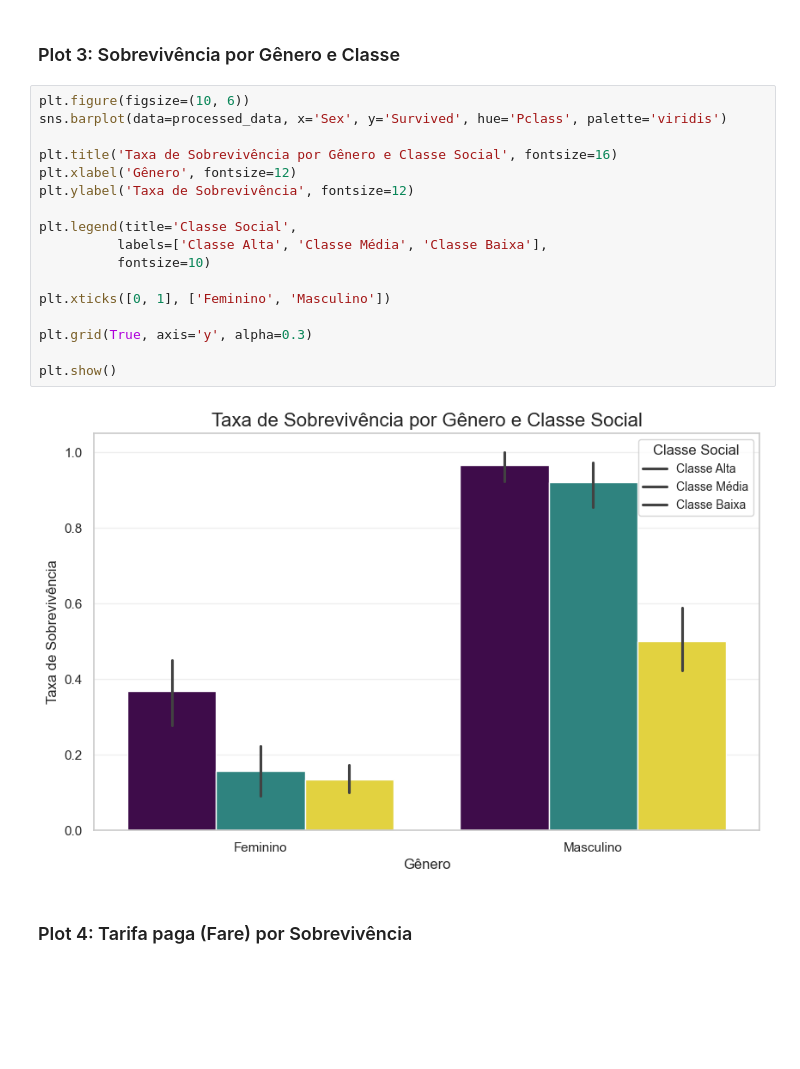
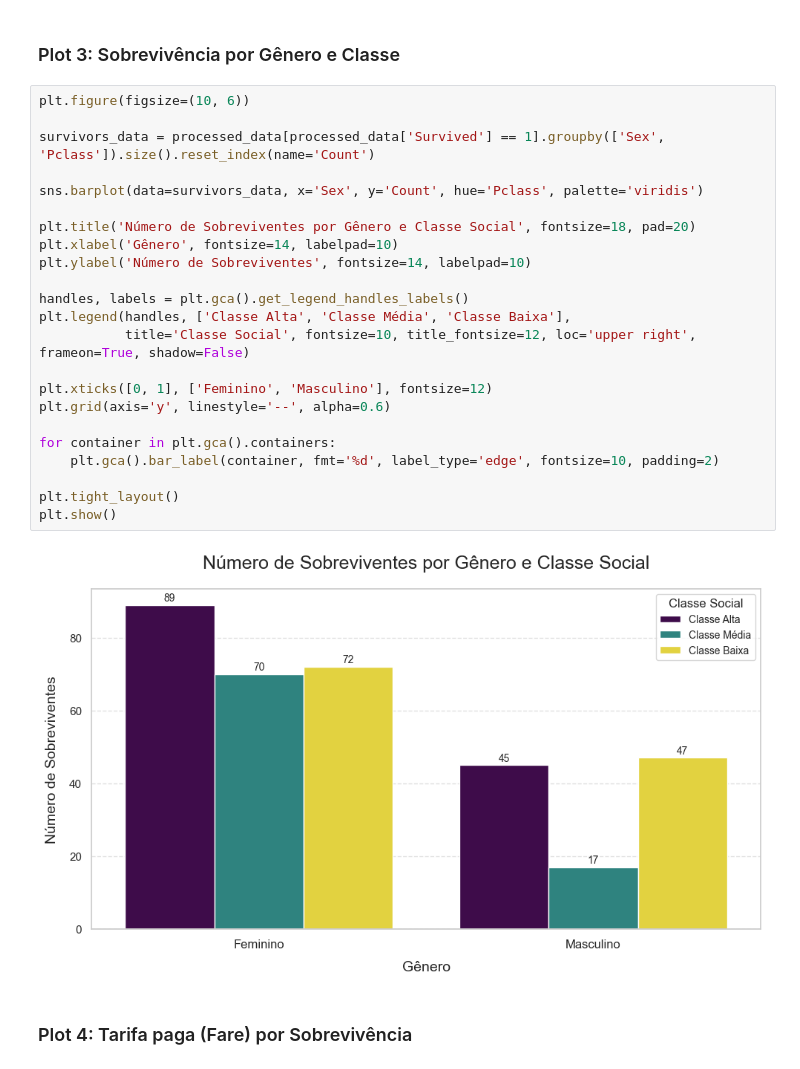
Before and after one commit to brenonevs/facprj-titanic, a Jupyter notebook: src/main.ipynb, the cells around one changed output. Drawn from its saved outputs; the diff is of its cells as text; blank space fills up the shorter version.

```diff
--- a/src/main.ipynb
+++ b/src/main.ipynb
@@ -332,23 +329,29 @@ plt.show()
 ### Plot 3: Sobrevivência por Gênero e Classe
 # %%
 plt.figure(figsize=(10, 6))
-sns.barplot(data=processed_data, x='Sex', y='Survived', hue='Pclass', palette='viridis')
 
-plt.title('Taxa de Sobrevivência por Gênero e Classe Social', fontsize=16)
-plt.xlabel('Gênero', fontsize=12)
-plt.ylabel('Taxa de Sobrevivência', fontsize=12)
+survivors_data = processed_data[processed_data['Survived'] == 1].groupby(['Sex', 'Pclass']).size().reset_index(name='Count')
 
-plt.legend(title='Classe Social',
-          labels=['Classe Alta', 'Classe Média', 'Classe Baixa'],
-          fontsize=10)
+sns.barplot(data=survivors_data, x='Sex', y='Count', hue='Pclass', palette='viridis')
 
-plt.xticks([0, 1], ['Feminino', 'Masculino'])
+plt.title('Número de Sobreviventes por Gênero e Classe Social', fontsize=18, pad=20)
+plt.xlabel('Gênero', fontsize=14, labelpad=10)
+plt.ylabel('Número de Sobreviventes', fontsize=14, labelpad=10)
 
-plt.grid(True, axis='y', alpha=0.3)
+handles, labels = plt.gca().get_legend_handles_labels()
+plt.legend(handles, ['Classe Alta', 'Classe Média', 'Classe Baixa'],
+           title='Classe Social', fontsize=10, title_fontsize=12, loc='upper right', frameon=True, shadow=False)
 
+plt.xticks([0, 1], ['Feminino', 'Masculino'], fontsize=12)
+plt.grid(axis='y', linestyle='--', alpha=0.6)
+
+for container in plt.gca().containers:
+    plt.gca().bar_label(container, fmt='%d', label_type='edge', fontsize=10, padding=2)
+
+plt.tight_layout()
 plt.show()
 # %% [output]
-[figure, old version]
+[figure, new version]
 # %% [markdown]
 ### Plot 4: Tarifa paga (Fare) por Sobrevivência
 # %%
```
Also changed, not shown: parts of 21 cells of this notebook.
